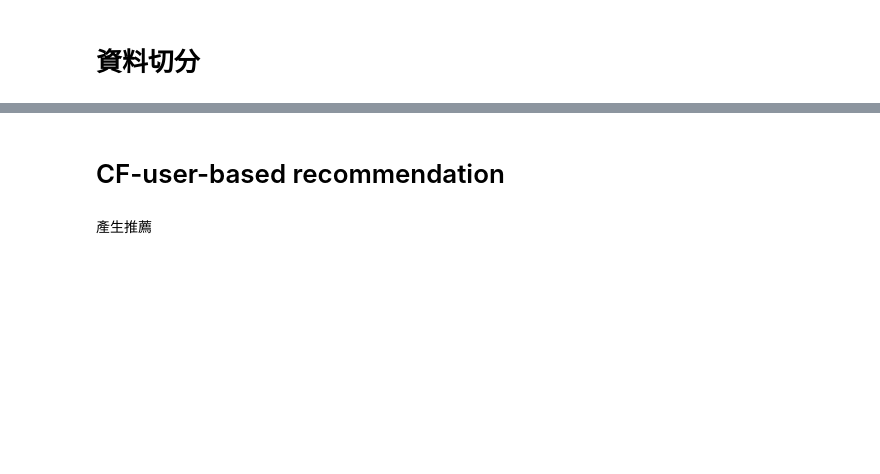
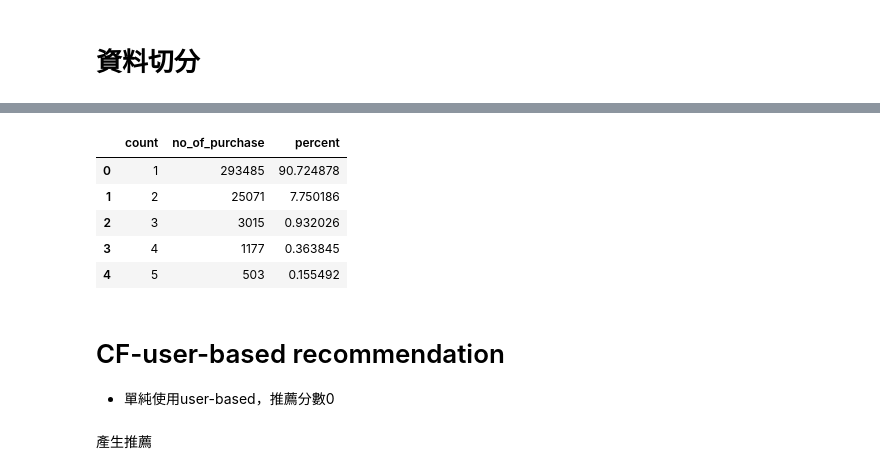
Before and after one commit to limitlin840318/data-course-sample, a Jupyter notebook: sample-cf.ipynb, the cells around one changed output, grey strips where cells are left out. Cells and saved outputs as stored; diff of their text form; code cells hidden in the pictures; blank space fills up the shorter version.

```diff
--- a/sample-cf.ipynb
+++ b/sample-cf.ipynb
@@ -321,5 +173,18 @@ evaluate(ratings_testings_by_user, ratings_by_user)
+# %%
+df = ratings_trainings.groupby(['reviewerID']).agg(count=('overall','count'))
+df1 = df.groupby(['count']).size().reset_index(name='no_of_purchase')
+df1['percent'] = (df1['no_of_purchase'] / df1['no_of_purchase'].sum()) * 100
+df1.head(5)
+# %% [output]
+|  | count | no_of_purchase | percent |
+| 0 | 1 | 293485 | 90.724878 |
+| 1 | 2 | 25071 | 7.750186 |
+| 2 | 3 | 3015 | 0.932026 |
+| 3 | 4 | 1177 | 0.363845 |
+| 4 | 5 | 503 | 0.155492 |
 # %% [markdown]
 # CF-user-based recommendation
+*   單純使用user-based，推薦分數0
 # %% [markdown]
 產生推薦
 # %%
```
Also changed, not shown: parts of 38 cells of this notebook.
